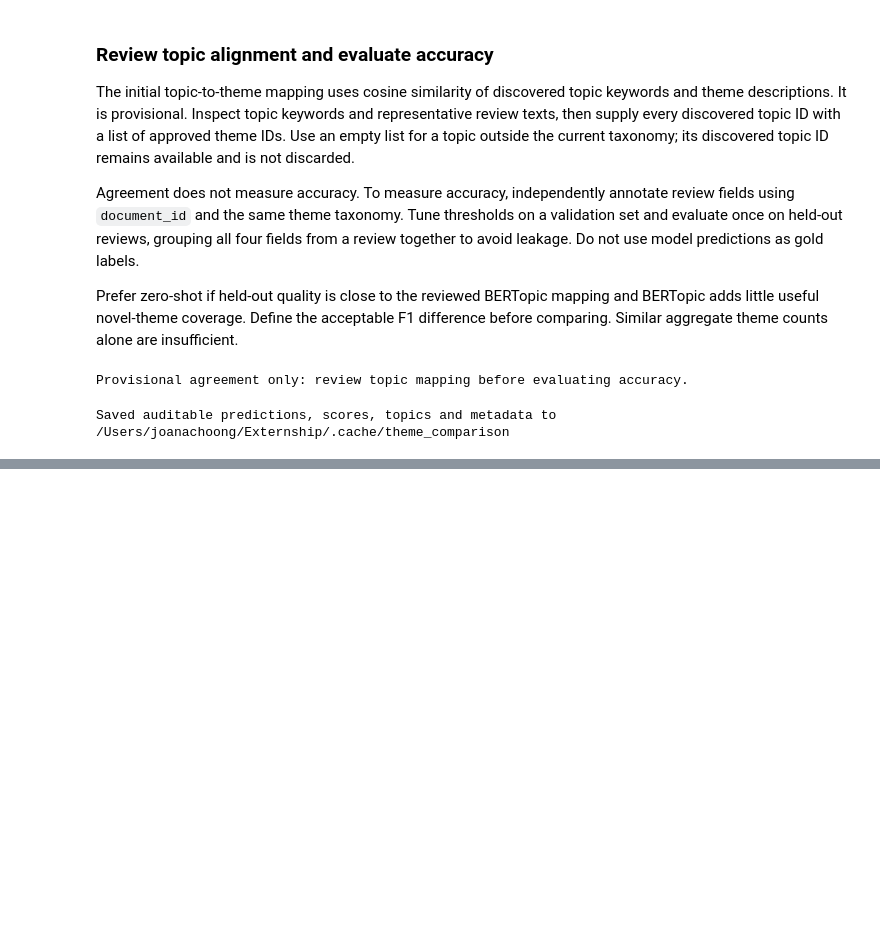
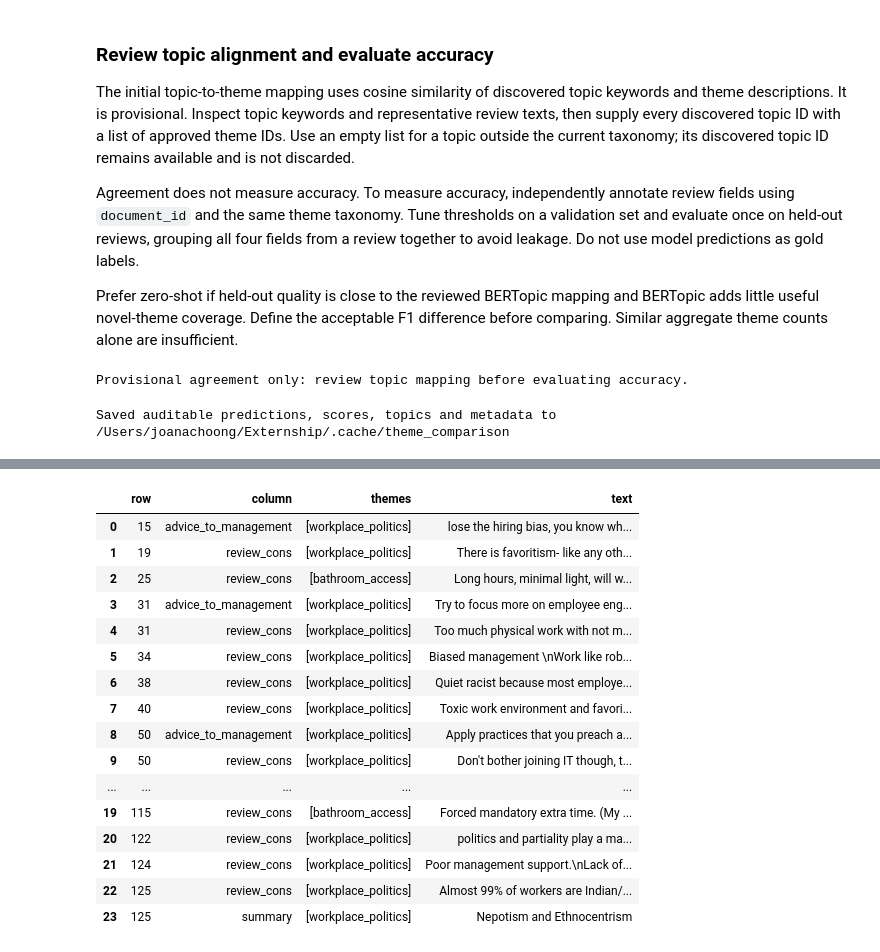
Before and after one commit to Joanachoong/Externship, a Jupyter notebook: src/notebook/glassdoor.ipynb, the cells around one changed output, grey strips where cells are left out. Cells and saved outputs as stored; diff of their text form; code cells hidden in the pictures; blank space fills up the shorter version.

```diff
--- a/src/notebook/glassdoor.ipynb
+++ b/src/notebook/glassdoor.ipynb
@@ -776,0 +831,53 @@ Saved auditable predictions, scores, topics and metadata to /Users/joanachoong/E
+# %%
+# Focused scan: run only bathroom access and workplace politics themes.
+from collections import Counter
+import importlib
+from text_engine.theme import extract_themes
+import text_engine.theme_config as theme_config
+theme_config = importlib.reload(theme_config)
+THEME_KEYWORDS = theme_config.THEME_KEYWORDS
+
+FOCUS_THEMES = ["bathroom_access", "workplace_politics"]
+FOCUS_KEYWORDS = {theme: THEME_KEYWORDS[theme] for theme in FOCUS_THEMES}
+REVIEW_COLUMNS = [
+    "review_cons", "review_pros", "summary", "advice_to_management"
+]
+
+flagged = []
+for row_position, row in df.iterrows():
+    for column in REVIEW_COLUMNS:
+        if column not in df.columns or pd.isna(row[column]):
+            continue
+        text = str(row[column])
+        matched_themes = extract_themes(text, FOCUS_KEYWORDS)
+        if matched_themes:
+            flagged.append({
+                "row": row_position,
+                "column": column,
+                "themes": matched_themes,
+                "text": text,
+            })
+
+flagged_df = pd.DataFrame(flagged)
+print("FOCUSED THEME SCAN")
+print("=" * 80)
+print(f"Themes scanned: {FOCUS_THEMES}")
+print(f"Flagged reviews: {flagged_df['row'].nunique() if not flagged_df.empty else 0}")
+print(f"Flagged text fields: {len(flagged_df)}")
+
+if flagged_df.empty:
+    print("No reviews matched either focused theme.")
+else:
+    theme_counts = Counter(
+        theme for themes in flagged_df["themes"] for theme in themes
+    )
+    print("\nMatches by theme:")
+    for theme in FOCUS_THEMES:
+        print(f"  {theme}: {theme_counts[theme]}")
+
+    print("\nMatches by column:")
+    print(flagged_df.groupby("column").size().reindex(REVIEW_COLUMNS, fill_value=0))
+
+    print("\nFlagged reviews:")
+    display(flagged_df.sort_values(["row", "column"]).reset_index(drop=True))
+# %% [output]
@@ -776,0 +903,17 @@ Saved auditable predictions, scores, topics and metadata to /Users/joanachoong/E
+|  | row | column | themes | text |
+| 0 | 15 | advice_to_management | [workplace_politics] | lose the hiring bias, you know wh... |
+| 1 | 19 | review_cons | [workplace_politics] | There is favoritism- like any oth... |
+| 2 | 25 | review_cons | [bathroom_access] | Long hours, minimal light, will w... |
+| 3 | 31 | advice_to_management | [workplace_politics] | Try to focus more on employee eng... |
+| 4 | 31 | review_cons | [workplace_politics] | Too much physical work with not m... |
+| 5 | 34 | review_cons | [workplace_politics] | Biased management \nWork like rob... |
+| 6 | 38 | review_cons | [workplace_politics] | Quiet racist because most employe... |
+| 7 | 40 | review_cons | [workplace_politics] | Toxic work environment and favori... |
+| 8 | 50 | advice_to_management | [workplace_politics] | Apply practices that you preach a... |
+| 9 | 50 | review_cons | [workplace_politics] | Don't bother joining IT though, t... |
+| ... | ... | ... | ... | ... |
+| 19 | 115 | review_cons | [bathroom_access] | Forced mandatory extra time. (My ... |
+| 20 | 122 | review_cons | [workplace_politics] | politics and partiality play a ma... |
+| 21 | 124 | review_cons | [workplace_politics] | Poor management support.\nLack of... |
+| 22 | 125 | review_cons | [workplace_politics] | Almost 99% of workers are Indian/... |
+| 23 | 125 | summary | [workplace_politics] | Nepotism and Ethnocentrism |
```
Also changed, not shown: parts of 7 cells of this notebook, 6 other files.
